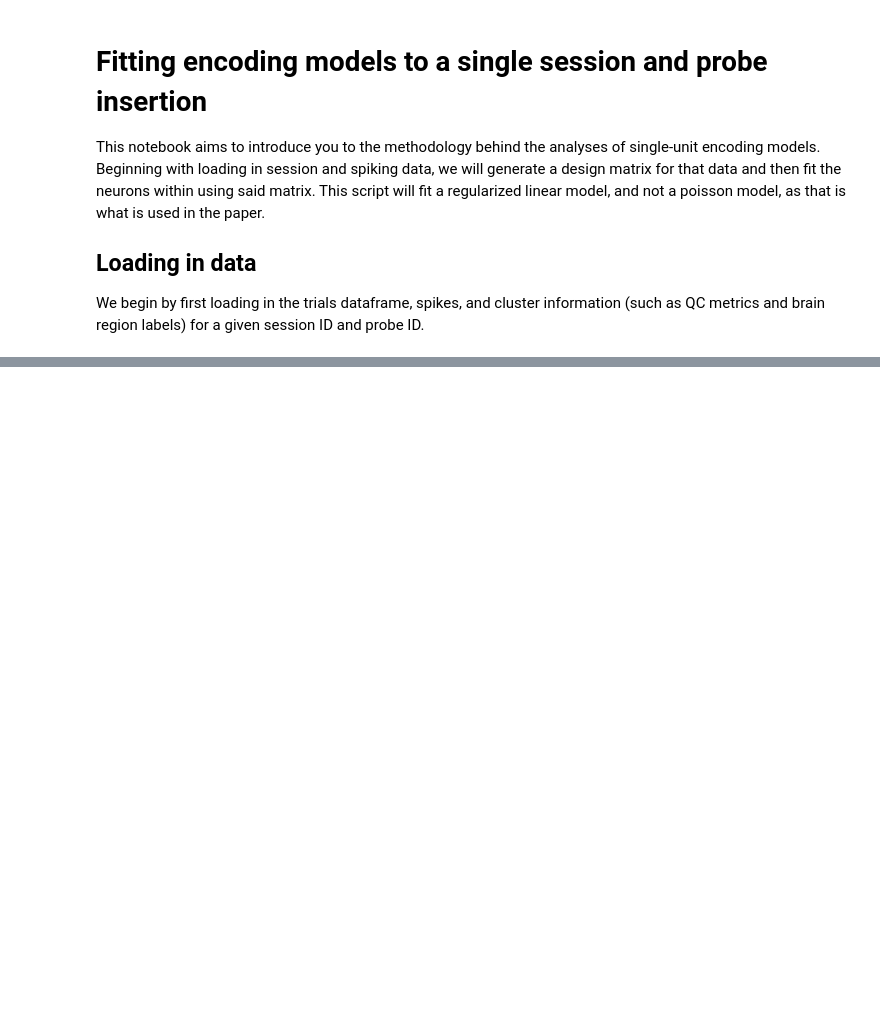
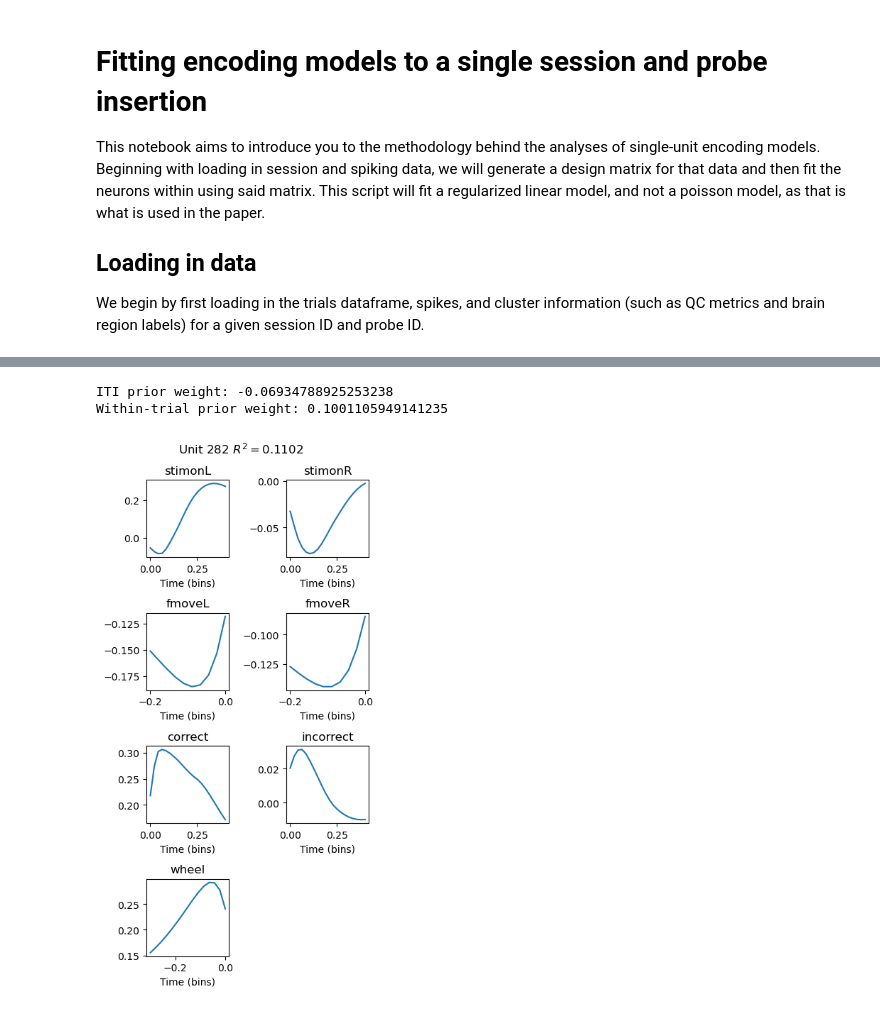
Before and after one commit to int-brain-lab/paper-brain-wide-map, a Jupyter notebook: brainwidemap/encoding/scripts/fit_example_session.ipynb, the cells around one changed output, grey strips where cells are left out. Drawn from its saved outputs; the diff is of its cells as text; code cells hidden in the pictures; blank space fills up the shorter version.

```diff
--- a/brainwidemap/encoding/scripts/fit_example_session.ipynb
+++ b/brainwidemap/encoding/scripts/fit_example_session.ipynb
@@ -97,0 +217,21 @@ def load_regressors(session_id,
+# %%
+from neurencoding.linear import LinearGLM
+from brainwidemap.encoding.fit import fit
+from sklearn.linear_model import Ridge
+from sklearn.model_selection import GridSearchCV
+
+# We need to define an estimator for the fitting function to use.
+# Here we use ridge regression with a grid search over the regularization parameter using
+# 5-fold cross-validation to test the value of alpha.
+estimator = GridSearchCV(Ridge(), {"alpha": np.logspace(-3, 3, 7)}, cv=5)
+# We will fit the model once without cross validation
+# so we can look at the output weights (the above cross validation is only used to select the
+# regularization parameter)
+nglm = LinearGLM(
+    design_matrix=design_matrix,
+    spk_times=spk_times,
+    spk_clu=spk_clu,
+    binwidth=dt,
+    estimator=estimator,
+)
+nglm.fit()
@@ -97,0 +244,24 @@ def load_regressors(session_id,
+# %%
+clu_id = 282  # Change to look at different units
+# The .combine_weights() method combines the weights and basis functions for regressors which use
+# them, i.e. producing a weighted sum of bases, and returns a dict of dataframes with the resulting
+# weights. Let's look at these for one unit. Note that for regressors not using bases the output
+# is a single scalar value.
+combweights = nglm.combine_weights()
+print("ITI prior weight:", combweights["pLeft"].loc[clu_id])
+print("Within-trial prior weight:", combweights["pLeft_tr"].loc[clu_id])
+fig, ax = plt.subplots(4, 2, figsize=(4, 8))
+ax = ax.flatten()
+for i, kern in enumerate(
+    ["stimonL", "stimonR", "fmoveL", "fmoveR", "correct", "incorrect", "wheel"]
+):
+    ax[i].plot(combweights[kern].loc[clu_id])
+    ax[i].set_title(kern)
+    ax[i].set_xlabel("Time (bins)")
+ax[-1].remove()
+plt.suptitle(f"Unit {clu_id} $R^2 = {nglm.score().loc[clu_id]:0.4f}$")
+plt.tight_layout()
+# %% [output]
+ITI prior weight: -0.06934788925253238
+Within-trial prior weight: 0.1001105949141235
+[figure, added]
```
Also changed, not shown: parts of 17 cells of this notebook, 12 other files.
